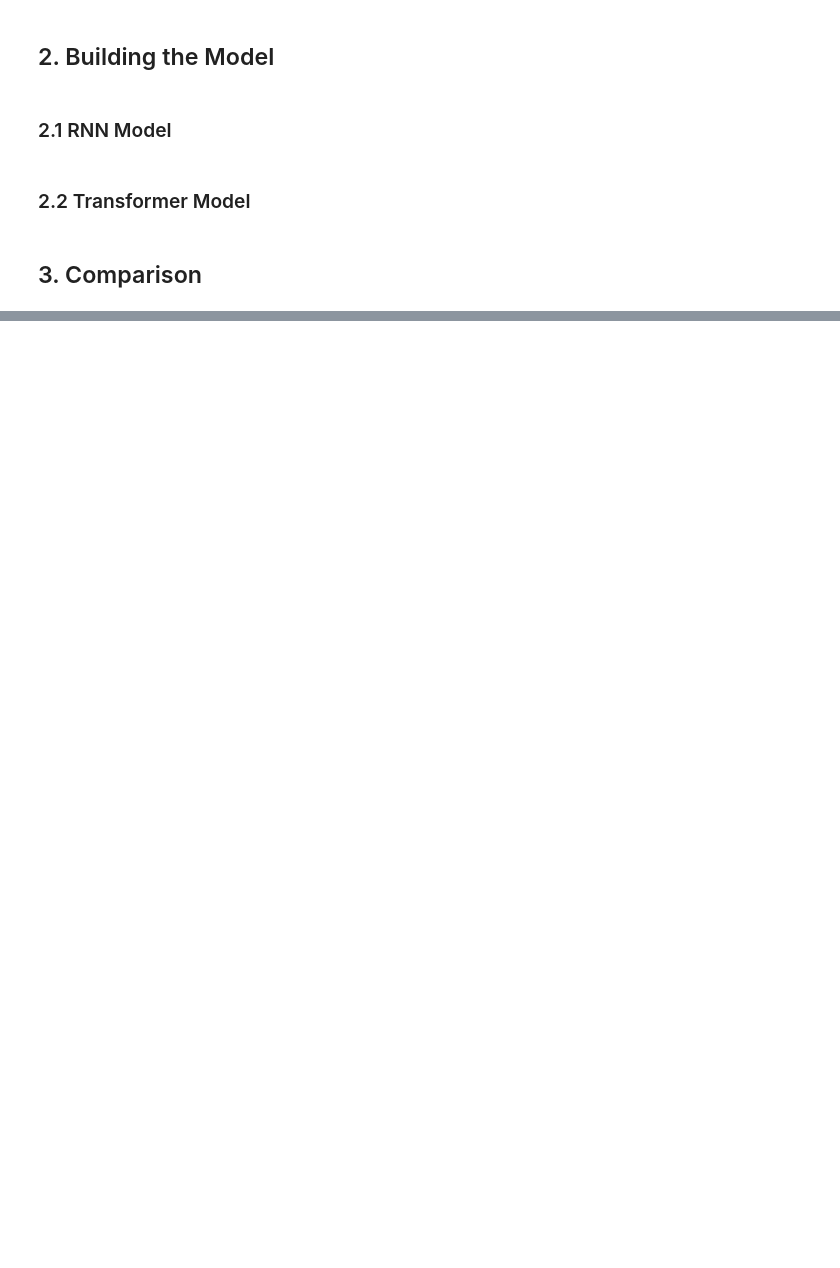
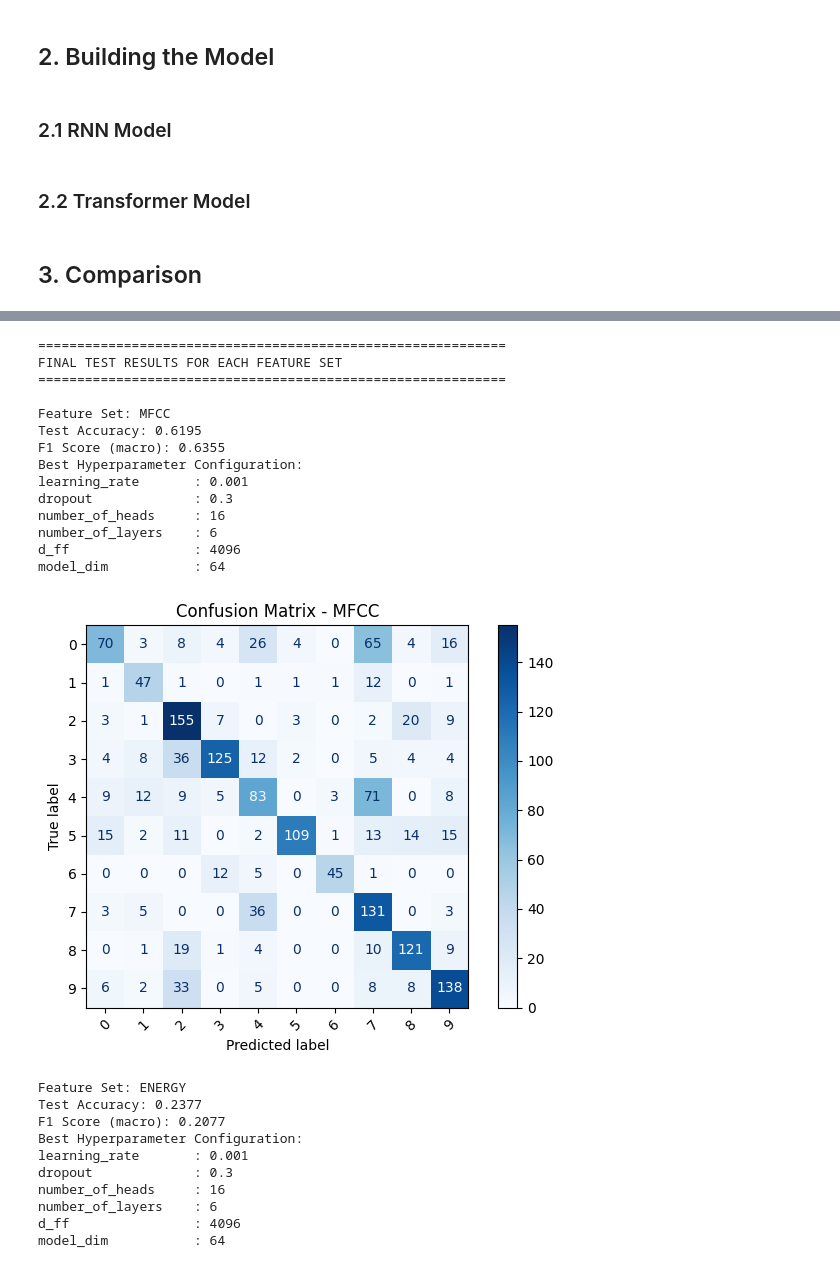
Before and after one commit to RanaMohamed6720/Environmental-Sound-Classification, a Jupyter notebook: sound_classification.ipynb, the cells around one changed output, grey strips where cells are left out. Drawn from its saved outputs; the diff is of its cells as text; code cells hidden in the pictures; blank space fills up the shorter version.

Commit message:
Kaggle Notebook | sound classification | Version 4

```diff
--- a/sound_classification.ipynb
+++ b/sound_classification.ipynb
@@ -499,0 +750,13 @@ plt.show()
+# %%
+from torch.utils.data import Dataset, DataLoader
+
+class SoundDataset(Dataset):
+    def __init__(self, X, y):
+        self.X = torch.tensor(X, dtype=torch.float32)
+        self.y = torch.tensor(y, dtype=torch.long)
+
+    def __len__(self):
+        return len(self.X)
+
+    def __getitem__(self, idx):
+        return self.X[idx], self.y[idx]
@@ -499,0 +921,62 @@ plt.show()
+# %%
+from sklearn.metrics import f1_score, confusion_matrix, ConfusionMatrixDisplay
+import matplotlib.pyplot as plt
+
+print("\n" + "=" * 60)
+print("FINAL TEST RESULTS FOR EACH FEATURE SET")
+print("=" * 60)
+
+for feature_name, result in results.items():
+    print(f"\nFeature Set: {feature_name.upper()}")
+
+    best_model = result['best_model']
+    test_loader = result['test_loader']
+    best_config = result['best_config']
+
+    if best_model is None or test_loader is None:
+        print("No model or test loader found. Skipping...")
+        continue
+
+    # Evaluate on test set
+    test_acc, test_preds, test_labels = evaluate(best_model, test_loader)
+    f1 = f1_score(test_labels, test_preds, average="macro")
+
+    print(f"Test Accuracy: {test_acc:.4f}")
+    print(f"F1 Score (macro): {f1:.4f}")
+    print("Best Hyperparameter Configuration:")
+    for key, value in best_config.items():
+        print(f"{key:<20}: {value}")
+
+    # Confusion Matrix
+    cm = confusion_matrix(test_labels, test_preds)
+    disp = ConfusionMatrixDisplay(confusion_matrix=cm)
+    disp.plot(cmap="Blues", xticks_rotation=45)
+    plt.title(f"Confusion Matrix - {feature_name.upper()}")
+    plt.tight_layout()
+    plt.show()
+# %% [output]
+============================================================
+FINAL TEST RESULTS FOR EACH FEATURE SET
+============================================================
+
+Feature Set: MFCC
+Test Accuracy: 0.6195
+F1 Score (macro): 0.6355
+Best Hyperparameter Configuration:
+learning_rate       : 0.001
+dropout             : 0.3
+number_of_heads     : 16
+number_of_layers    : 6
+d_ff                : 4096
+model_dim           : 64
+[figure, added]
+Feature Set: ENERGY
+Test Accuracy: 0.2377
+F1 Score (macro): 0.2077
+Best Hyperparameter Configuration:
+learning_rate       : 0.001
+dropout             : 0.3
+number_of_heads     : 16
+number_of_layers    : 6
+d_ff                : 4096
+model_dim           : 64
```
Also changed, not shown: parts of 12 cells of this notebook.
